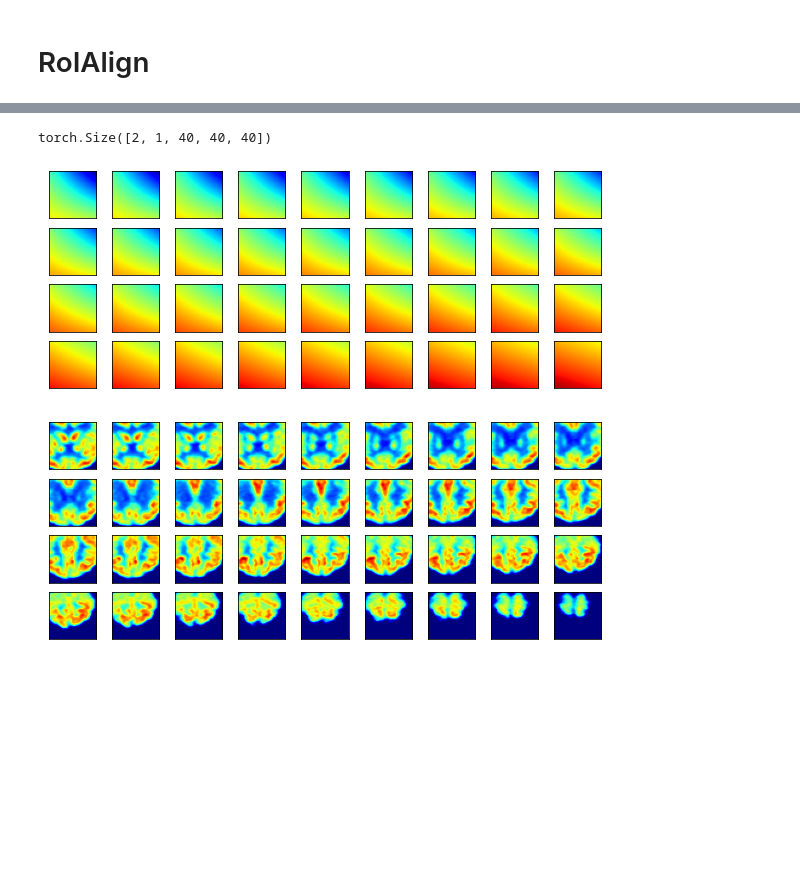
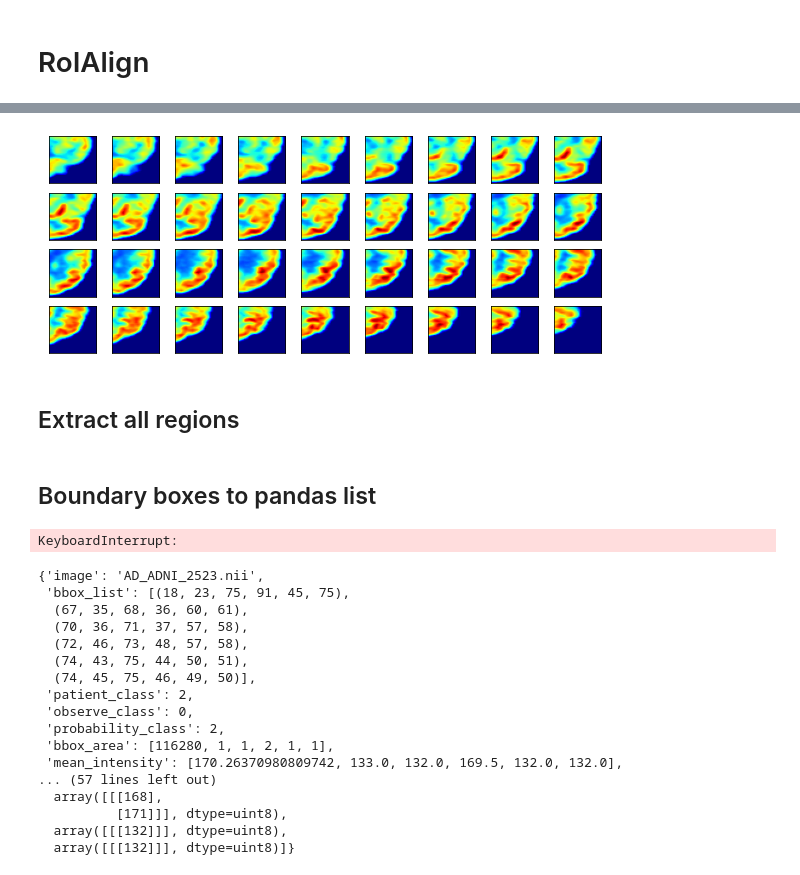
Before and after one commit to FredrikM97/Medical-ROI, a Jupyter notebook: notebooks/04 - segmentation.ipynb, the cells around one changed output, grey strips where cells are left out. Cells and saved outputs as stored; diff of their text form; code cells hidden in the pictures; blank space fills up the shorter version.

Commit message:
Multiple bug fixes and some modifications for ROI

```diff
--- a/notebooks/04 - segmentation.ipynb
+++ b/notebooks/04 - segmentation.ipynb
@@ -148,5 +78,5 @@ merged_image = np.concatenate(image_storage['AD'])"""
 # %% [markdown]
 # Extract Segmentation and boundary boxes
 # %%
-features = segmentation.sequential_processing(tmp.image, sliced_masks)
+features = segmentation.sequential_processing(image, sliced_masks)
 # %% [output]
@@ -246,8 +86,6 @@ box_tensor.cpu()
-# %%
-derp = segmentation.roi_align(tmp.image, features)
-# Idea: This network only support 2D (Source? https://forum.image.sc/t/weka-3d-how-is-the-depth-of-a-roi-drawn-in-2d-defined/7315/3)
-# No need to use full image and not possible with multiple scans regions..
-# %% [output]
-torch.Size([2, 1, 40, 40, 40])
-[figure, removed]
-[figure, removed]
+# %%
+derp = segmentation.roi_align(image, segmentation.bounding_boxes(features), displayed=True)
+# %% [output]
+[figure, added]
+# %% [markdown]
+## Extract all regions
@@ -253,0 +132,2 @@ torch.Size([2, 1, 40, 40, 40])
+# %% [markdown]
+## Boundary boxes to pandas list
@@ -253,0 +139,21 @@ torch.Size([2, 1, 40, 40, 40])
+# %%
+bboxes_dict[0]
+# %% [output]
+KeyboardInterrupt:
+{'image': 'AD_ADNI_2523.nii',
+ 'bbox_list': [(18, 23, 75, 91, 45, 75),
+  (67, 35, 68, 36, 60, 61),
+  (70, 36, 71, 37, 57, 58),
+  (72, 46, 73, 48, 57, 58),
+  (74, 43, 75, 44, 50, 51),
+  (74, 45, 75, 46, 49, 50)],
+ 'patient_class': 2,
+ 'observe_class': 0,
+ 'probability_class': 2,
+ 'bbox_area': [116280, 1, 1, 2, 1, 1],
+ 'mean_intensity': [170.26370980809742, 133.0, 132.0, 169.5, 132.0, 132.0],
+... (57 lines left out)
+  array([[[168],
+          [171]]], dtype=uint8),
+  array([[[132]]], dtype=uint8),
+  array([[[132]]], dtype=uint8)]}
```
Also changed, not shown: parts of 48 cells of this notebook, 27 other files.
